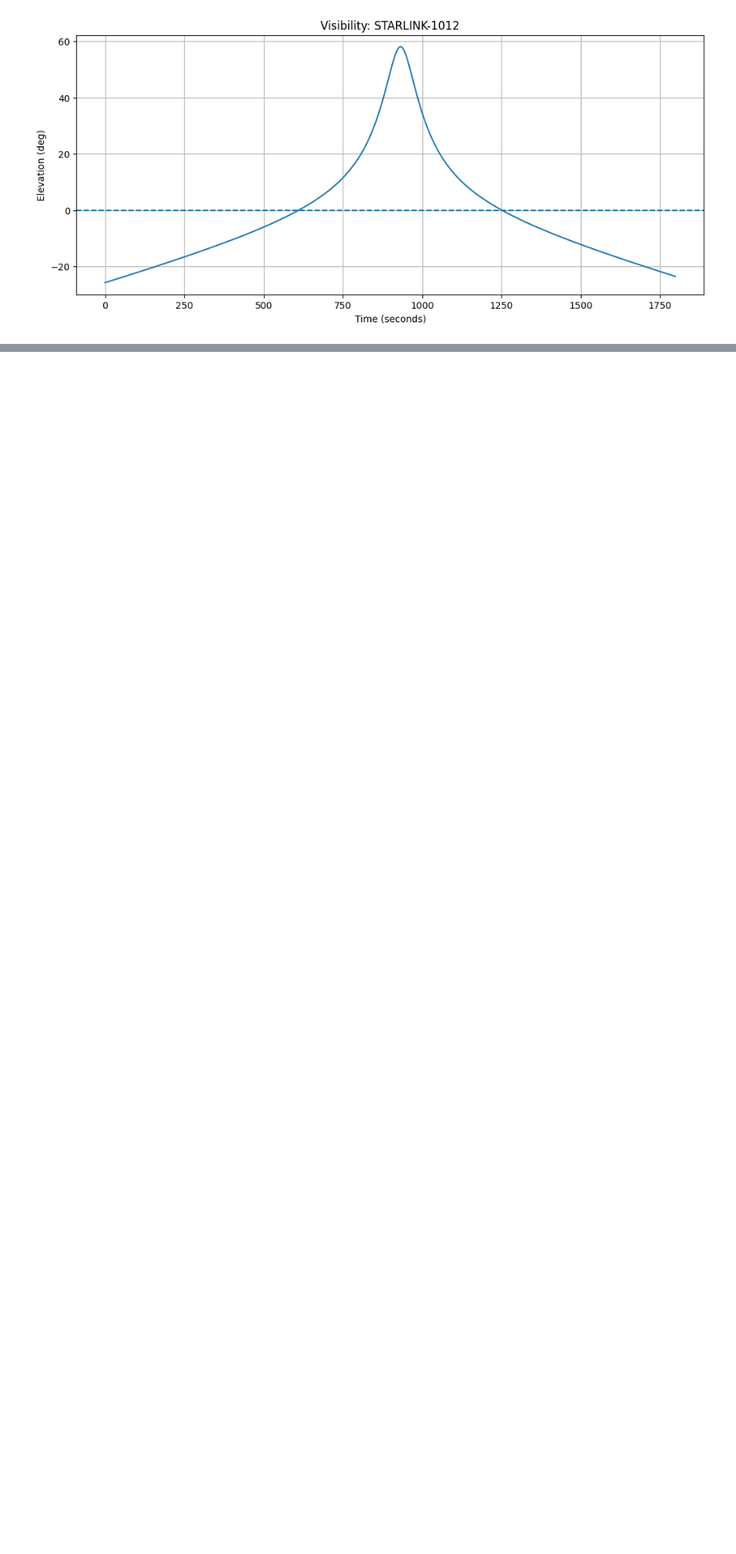
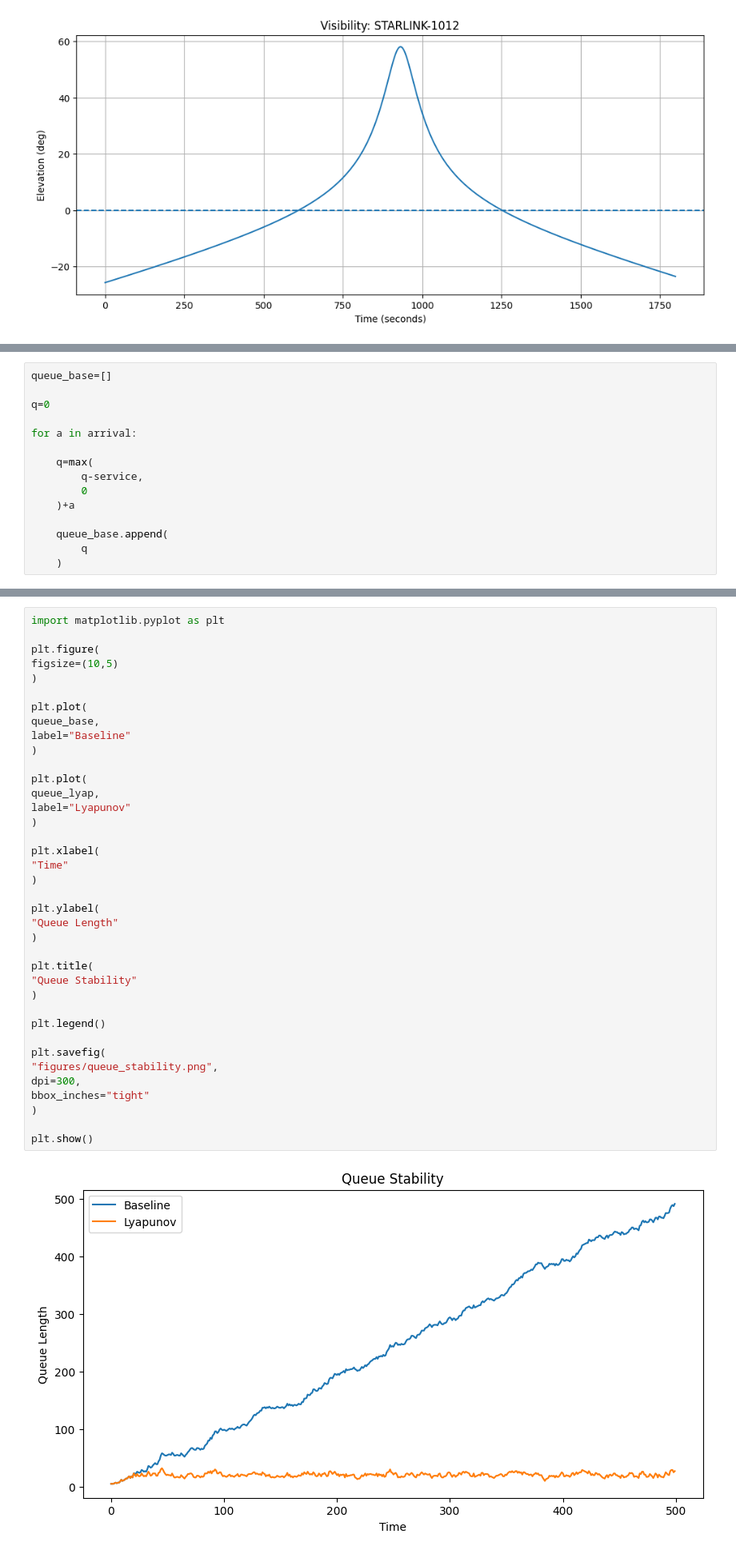
Before and after one commit to swamyaswagat/leo-mec-handover-aware-optimization, a Jupyter notebook: 01_orbit_validation.ipynb, the cells around one changed output, grey strips where cells are left out. Shown at 80% size. Cells and saved outputs as stored; diff of their text form; blank space fills up the shorter version.

Commit message:
Checkpoint after queue and DPP validation

```diff
--- a/01_orbit_validation.ipynb
+++ b/01_orbit_validation.ipynb
@@ -170,0 +742,15 @@ plt.show()
+# %%
+queue_base=[]
+
+q=0
+
+for a in arrival:
+
+    q=max(
+        q-service,
+        0
+    )+a
+
+    queue_base.append(
+        q
+    )
@@ -170,0 +780,40 @@ plt.show()
+# %%
+import matplotlib.pyplot as plt
+
+plt.figure(
+figsize=(10,5)
+)
+
+plt.plot(
+queue_base,
+label="Baseline"
+)
+
+plt.plot(
+queue_lyap,
+label="Lyapunov"
+)
+
+plt.xlabel(
+"Time"
+)
+
+plt.ylabel(
+"Queue Length"
+)
+
+plt.title(
+"Queue Stability"
+)
+
+plt.legend()
+
+plt.savefig(
+"figures/queue_stability.png",
+dpi=300,
+bbox_inches="tight"
+)
+
+plt.show()
+# %% [output]
+[figure, added]
```
Also changed, not shown: parts of 27 cells of this notebook.
